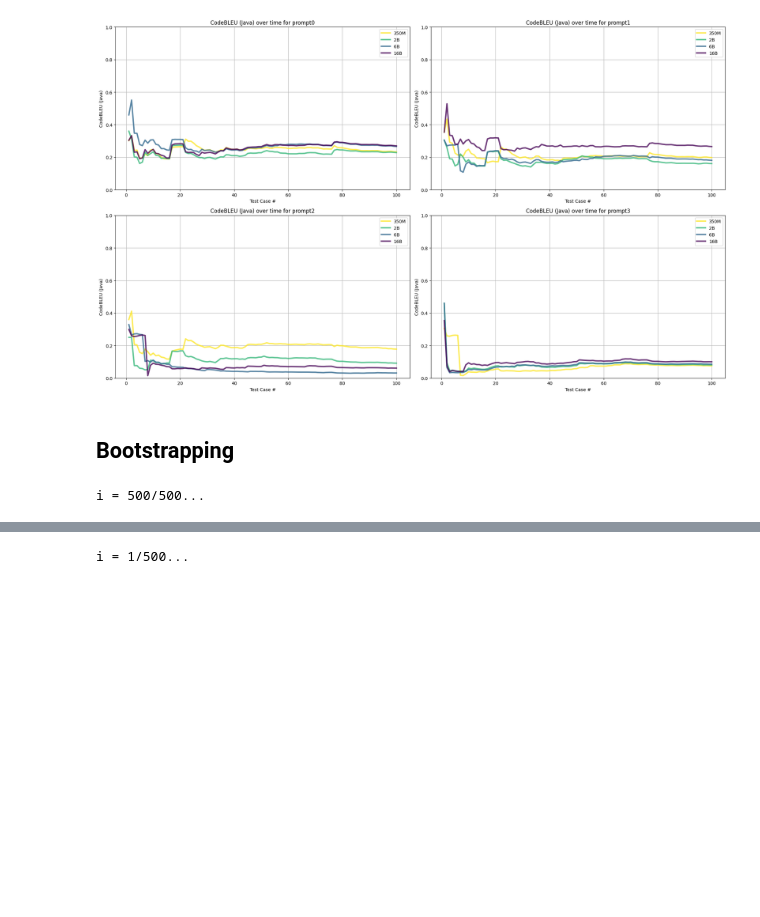
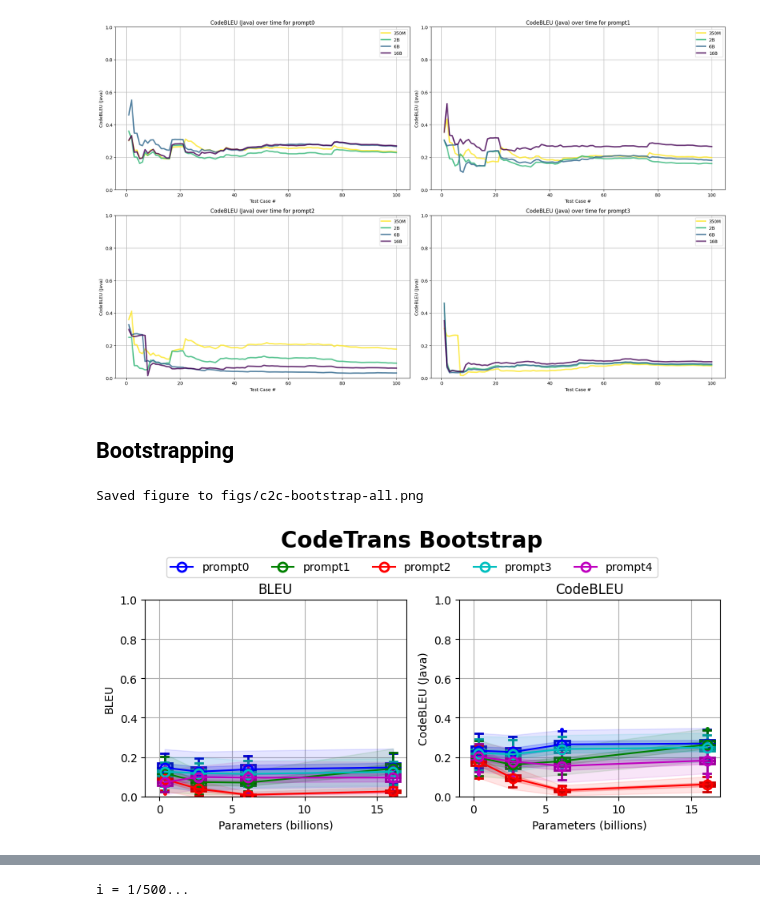
Before and after one commit to WM-SEMERU/emergent-capabilities, a Jupyter notebook: metric-progress.ipynb, the cells around one changed output, grey strips where cells are left out. Cells and saved outputs as stored; diff of their text form; code cells hidden in the pictures; blank space fills up the shorter version.

```diff
--- a/metric-progress.ipynb
+++ b/metric-progress.ipynb
@@ -203,18 +122,29 @@ i = 100/100...
 [figure]
 # %% [markdown]
 ## Bootstrapping
+# %%
+runner_c2c.multi_bootstrap(
+    metrics=[ metric.BLEU, metric.CodeBLEUJava ],
+    title=f"{runner_c2c.display_name} Bootstrap",
+    sample_size=sample_size,
+    iterations=iterations,
+    use_cache=True,
+    seed=SEED,
+    save="figs/c2c-bootstrap-all.png",
+)
+# %% [output]
+Saved figure to figs/c2c-bootstrap-all.png
+[figure, added]
 # %%
-test_metric = metric.BLEU
-
-by_prompt_bleu_c2c = runner_c2c.calculate_bootstrap_metric(
-    test_metric,
-    sample_size=sample_size,
-    iterations=iterations,
-    use_cache=True,
-    seed=SEED,
-)
+#runner_c2c.multi_bootstrap(
+#    metrics=[ metric.BLEU, metric.CodeBLEUJava ],
+#    title=f"{runner_c2c.display_name} Bootstrap",
+#    sample_size=sample_size,
+#    iterations=iterations,
+#    use_cache=True,
+#    seed=SEED,
+#    save="figs/c2c-bootstrap-all.png",
+#)
-# %% [output]
-i = 500/500...
 # %%
 runner_c2c.render_metric(
     test_metric,
```
Also changed, not shown: parts of 13 cells of this notebook, 32 other files.
